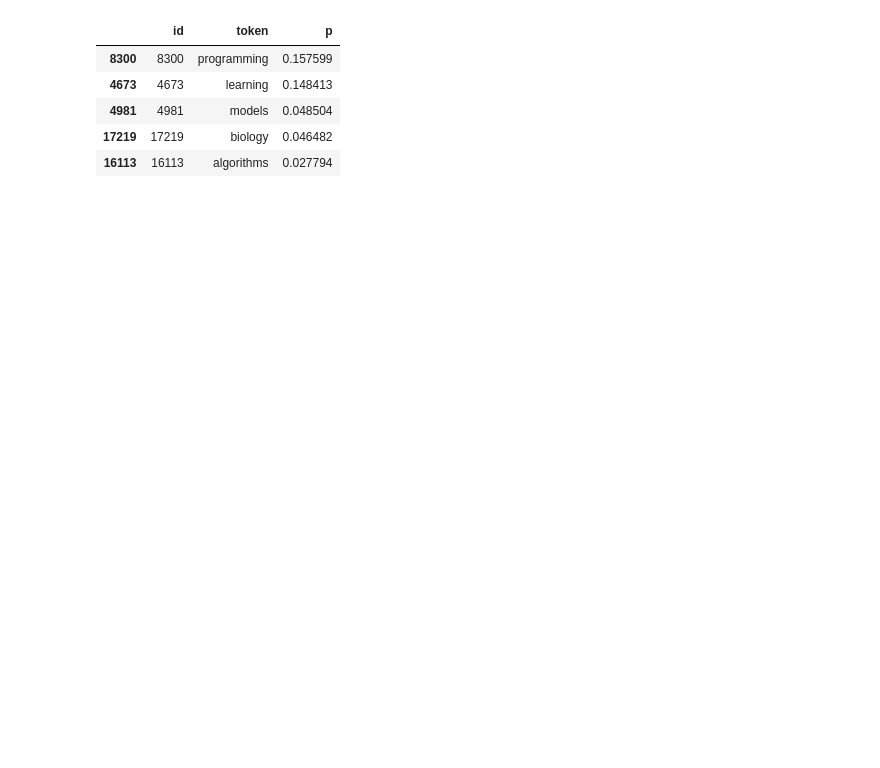
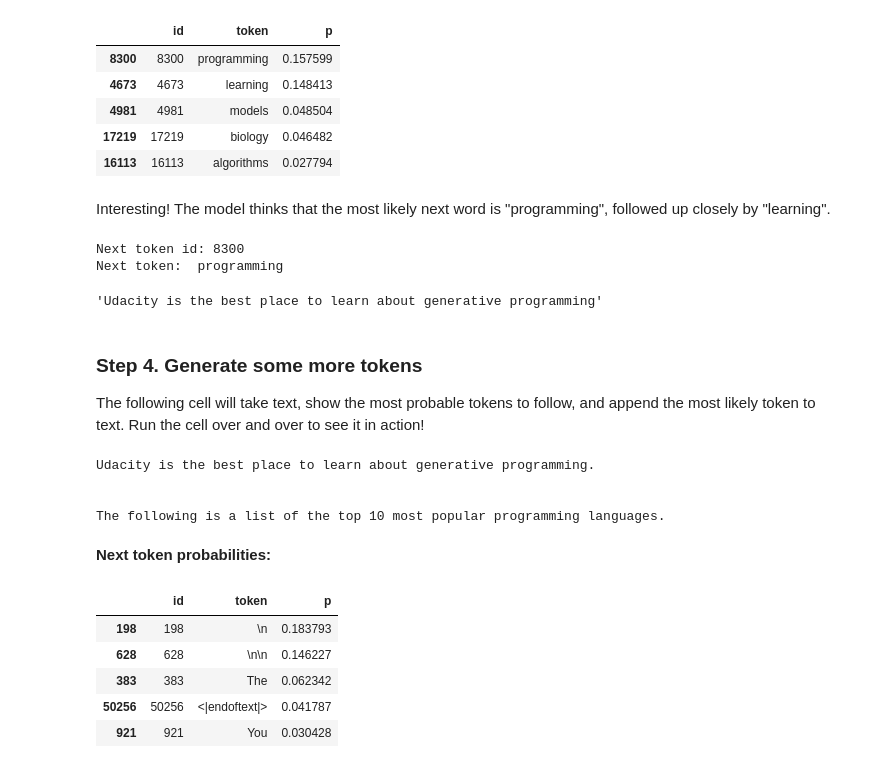
Before and after one commit to AuraFrizzati/foundations-gen-AI, a Jupyter notebook: 1_Intro_to_Gen_AI_fundamentals.ipynb, the cells around one changed output. Saved outputs shown, nothing was run; the diff lists cells and outputs as text; code cells hidden in the pictures; blank space fills up the shorter version.

```diff
--- a/1_Intro_to_Gen_AI_fundamentals.ipynb
+++ b/1_Intro_to_Gen_AI_fundamentals.ipynb
@@ -328,3 +328,57 @@ show_next_token_choices(probabilities)
 | 4981 | 4981 | models | 0.048504 |
 | 17219 | 17219 | biology | 0.046482 |
 | 16113 | 16113 | algorithms | 0.027794 |
+# %% [markdown]
+Interesting! The model thinks that the most likely next word is "programming", followed up closely by "learning".
+# %%
+# Obtain the token id for the most probable next token
+next_token_id = torch.argmax(probabilities).item()
+
+print(f"Next token id: {next_token_id}")
+print(f"Next token: {tokenizer.decode(next_token_id)}")
+# %% [output]
+Next token id: 8300
+Next token:  programming
+# %%
+# We append the most likely token to the text.
+text = text + tokenizer.decode(8300)
+text
+# %% [output]
+'Udacity is the best place to learn about generative programming'
+# %% [markdown]
+### S**tep 4. Generate some more tokens**
+The following cell will take text, show the most probable tokens to follow, and append the most likely token to text. Run the cell over and over to see it in action!
+# %%
+# Press ctrl + enter to run this cell again and again to see how the text is generated.
+
+from IPython.display import Markdown, display
+
+# Show the text
+print(text)
+
+# Convert to tokens
+inputs = tokenizer(text, return_tensors="pt")
+
+# Calculate the probabilities for the next token and show the top 5 choices
+with torch.no_grad():
+    logits = model(**inputs).logits[:, -1, :]
+    probabilities = torch.nn.functional.softmax(logits[0], dim=-1)
+
+display(Markdown("**Next token probabilities:**"))
+display(show_next_token_choices(probabilities))
+
+# Choose the most likely token id and add it to the text
+next_token_id = torch.argmax(probabilities).item()
+text = text + tokenizer.decode(next_token_id)
+# %% [output]
+Udacity is the best place to learn about generative programming.
+
+
+The following is a list of the top 10 most popular programming languages.
+**Next token probabilities:**
+|  | id | token | p |
+| 198 | 198 | \n | 0.183793 |
+| 628 | 628 | \n\n | 0.146227 |
+| 383 | 383 | The | 0.062342 |
+| 50256 | 50256 | <|endoftext|> | 0.041787 |
+| 921 | 921 | You | 0.030428 |
```
Also changed, not shown: parts of 1 cell of this notebook.
